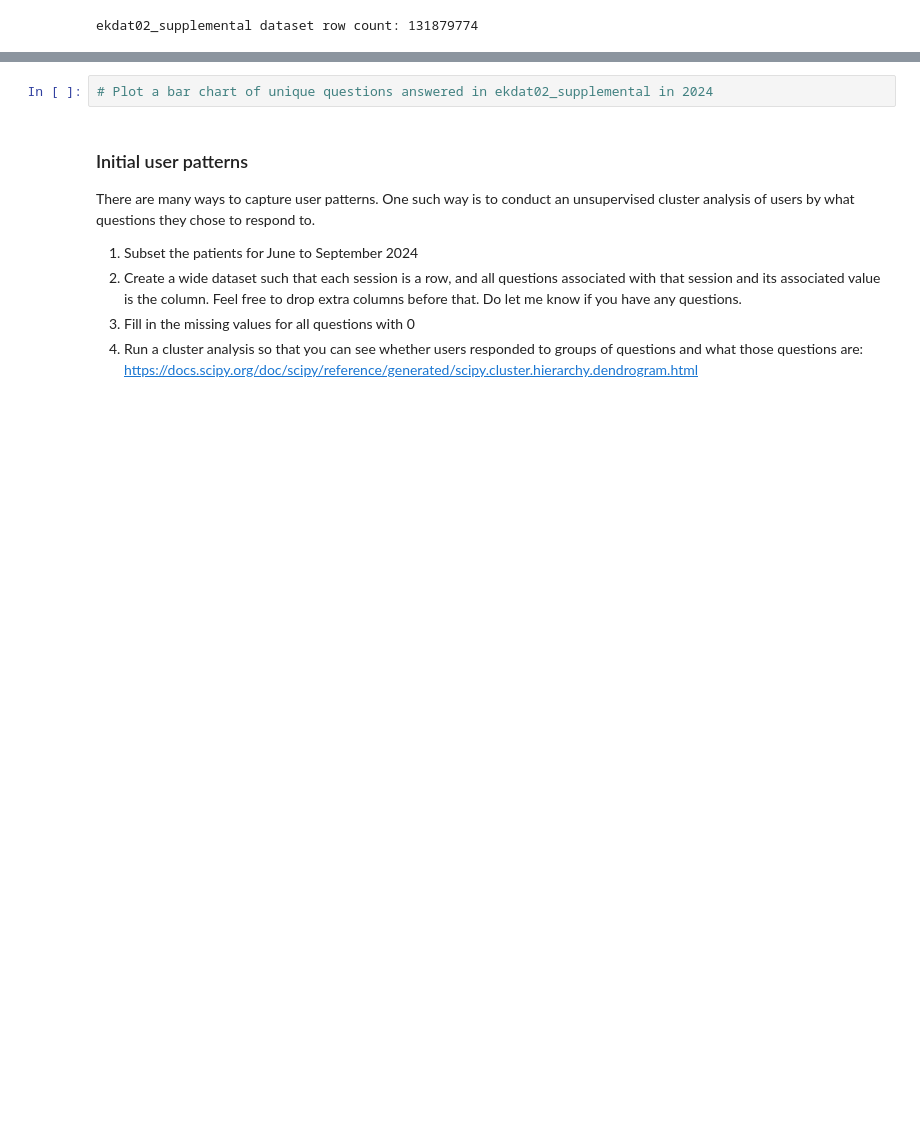
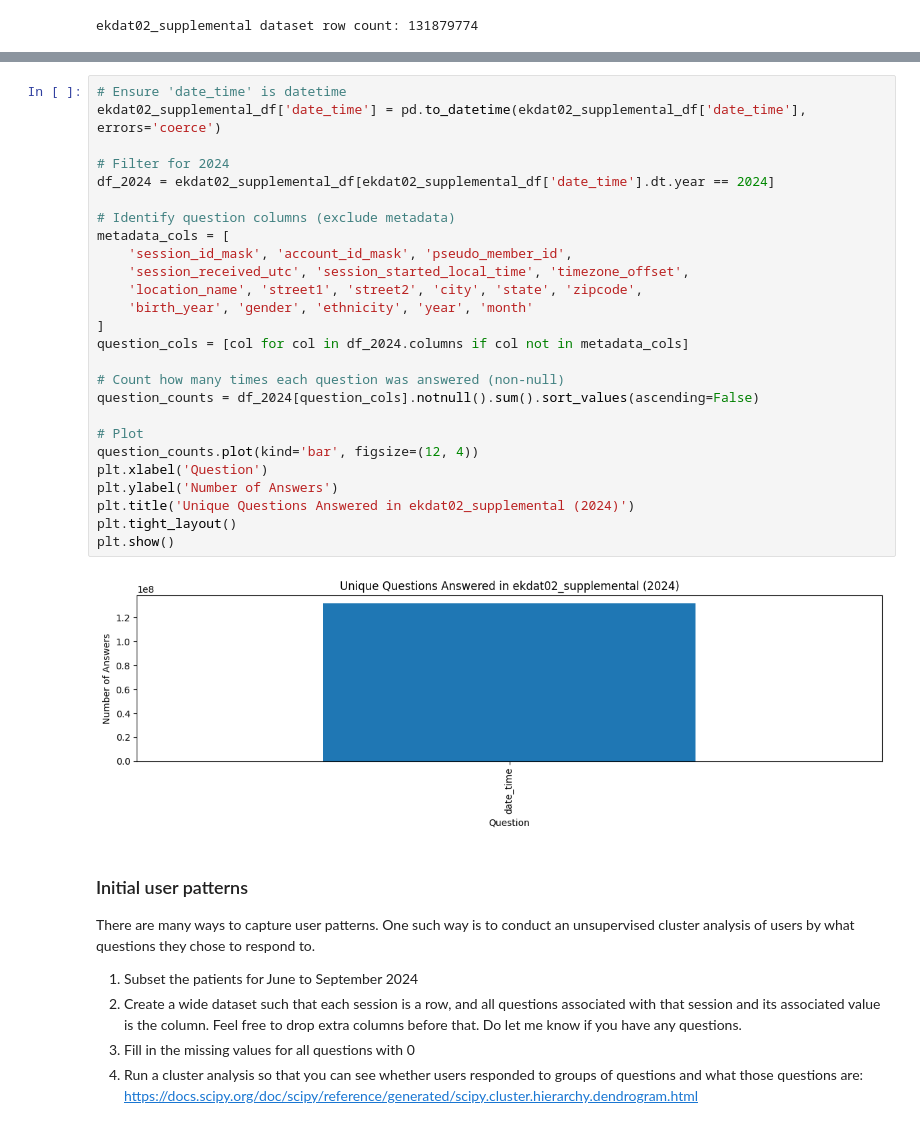
Before and after one commit to chroniq-lab/kiosk_user_patterns, a Jupyter notebook: data/kupdat02_summaries of variables.ipynb, the cells around one changed output, grey strips where cells are left out. Cells and saved outputs as stored; diff of their text form; blank space fills up the shorter version.

```diff
--- a/data/kupdat02_summaries of variables.ipynb
+++ b/data/kupdat02_summaries of variables.ipynb
@@ -35,5 +77,31 @@ ekdat02_supplemental dataset row count: 131879774
 # %%
-# Plot a bar chart of unique questions answered in ekdat02_supplemental in 2024
+# Ensure 'date_time' is datetime
+ekdat02_supplemental_df['date_time'] = pd.to_datetime(ekdat02_supplemental_df['date_time'], errors='coerce')
+
+# Filter for 2024
+df_2024 = ekdat02_supplemental_df[ekdat02_supplemental_df['date_time'].dt.year == 2024]
+
+# Identify question columns (exclude metadata)
+metadata_cols = [
+    'session_id_mask', 'account_id_mask', 'pseudo_member_id',
+    'session_received_utc', 'session_started_local_time', 'timezone_offset',
+    'location_name', 'street1', 'street2', 'city', 'state', 'zipcode',
+    'birth_year', 'gender', 'ethnicity', 'year', 'month'
+]
+question_cols = [col for col in df_2024.columns if col not in metadata_cols]
+
+# Count how many times each question was answered (non-null)
+question_counts = df_2024[question_cols].notnull().sum().sort_values(ascending=False)
+
+# Plot
+question_counts.plot(kind='bar', figsize=(12, 4))
+plt.xlabel('Question')
+plt.ylabel('Number of Answers')
+plt.title('Unique Questions Answered in ekdat02_supplemental (2024)')
+plt.tight_layout()
+plt.show()
+# %% [output]
+[figure, added]
 # %% [markdown]
 ### Initial user patterns
 
```
Also changed, not shown: parts of 2 cells of this notebook.
